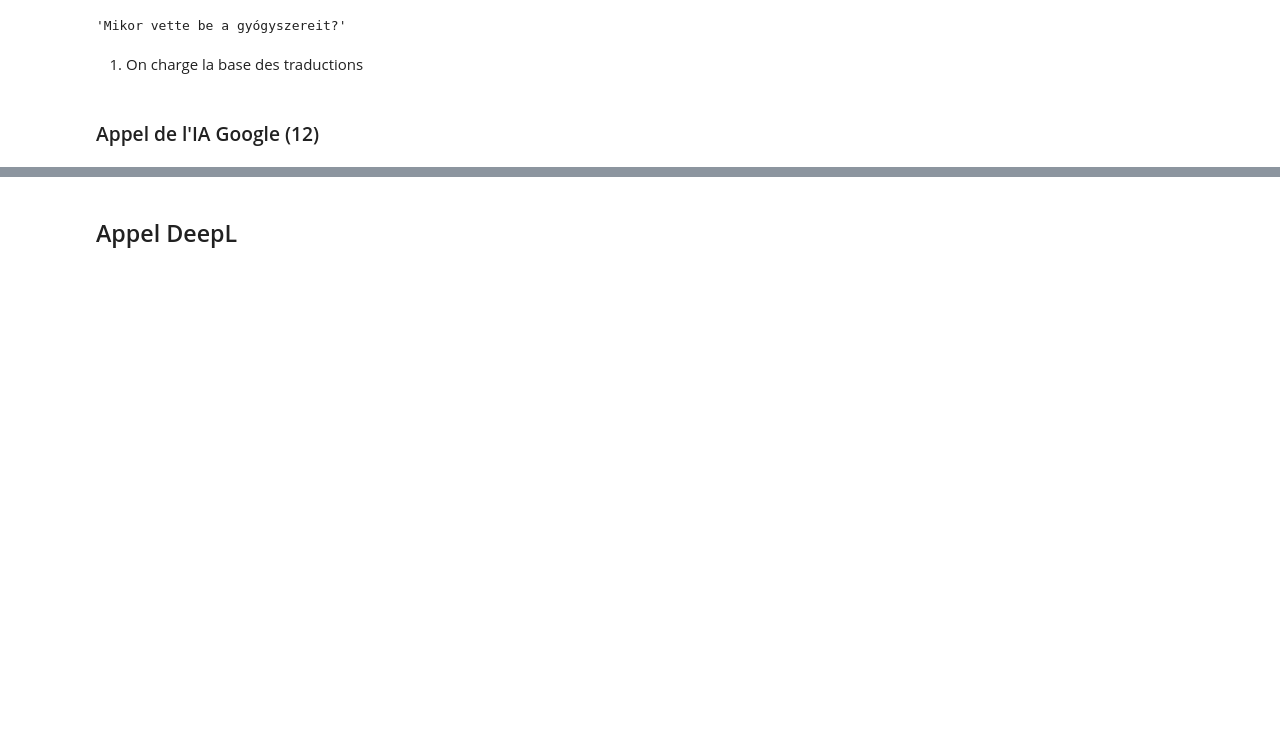
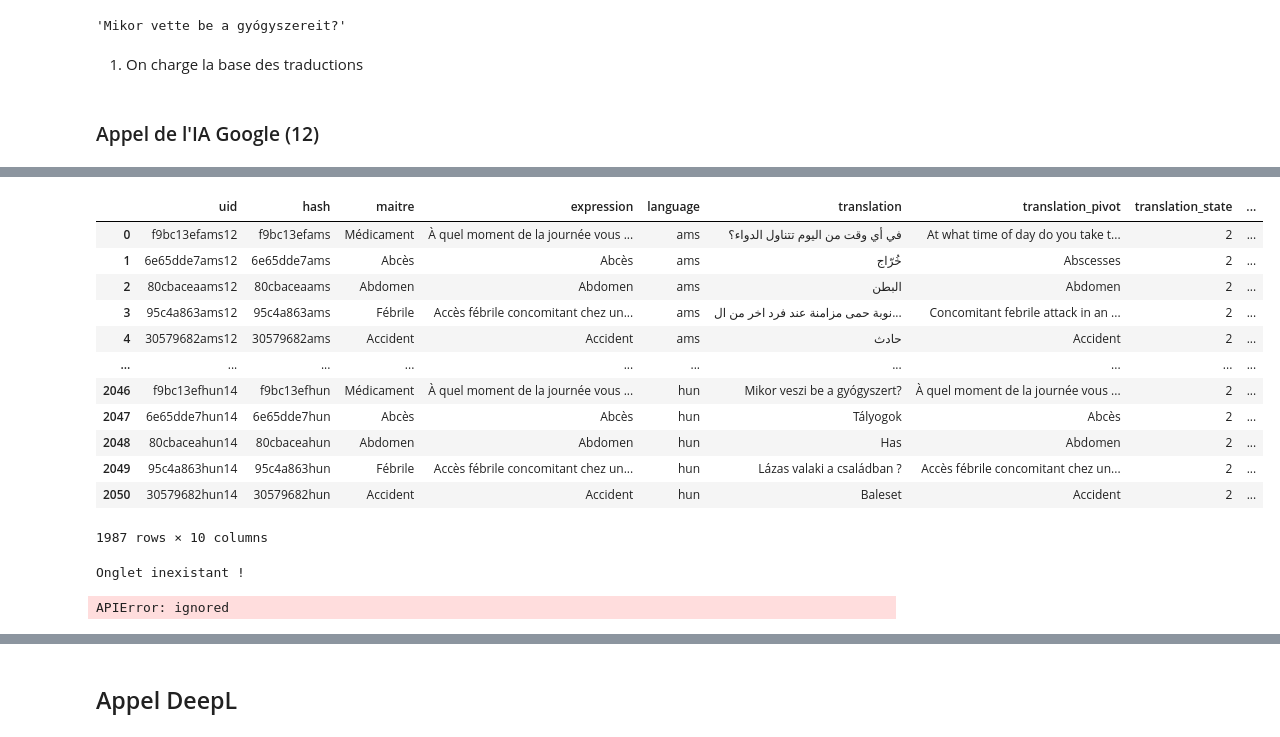
Before and after one commit to gretiere545/langdeck, a Jupyter notebook: langdeck_sync.ipynb, the cells around one changed output, grey strips where cells are left out. Cells and saved outputs as stored; diff of their text form; code cells hidden in the pictures; blank space fills up the shorter version.

```diff
--- a/langdeck_sync.ipynb
+++ b/langdeck_sync.ipynb
@@ -697,0 +778,35 @@ filter = "geo"
+# %%
+# concaténation des dataframes
+frames =[]
+frames.append(df_corpus_nlp)
+
+for dic in dict_lang_vendor:
+  language = dic["language"]
+  iso_code = dic["iso-code"]
+  print (iso_code)
+  filter = iso_code
+  for vc in dic["vendor-code"]:
+    print ("\t"+vc)
+    df_return = call_nlp_language_vendor (language, iso_code, vc)
+    print (len(df_return))
+    frames.append(df_return)
+
+# quand tout a été itéré, on concatène
+df_langdeck_ai = pd.concat(frames)
+print (len(df_langdeck_ai))
+# on uniformise le type
+df_langdeck_ai['translation_ai_source'] = df_langdeck_ai['translation_ai_source'].astype(str)
+# on supprime les doublons
+df_langdeck_ai = df_langdeck_ai.drop_duplicates(subset=['uid'], keep='last')
+# on supprime les codes ai == 0
+df_langdeck_ai = df_langdeck_ai.loc[df_langdeck_ai["translation_ai_source"]!="0"]
+# on enregistre dans GSheet
+try:
+  t_data = wb.worksheet("t_corpus_nlp")
+  wb.del_worksheet(t_data)
+except:
+  print ("Onglet inexistant !")
+
+wb.add_worksheet("t_corpus_nlp", 1, 1)
+export_sheet = wb.worksheet("t_corpus_nlp")
+set_with_dataframe(export_sheet, df_langdeck_ai)
@@ -698,3 +832,35 @@ filter = "geo"
+# %%
+df_langdeck_ai
+# %% [output]
+|  | uid | hash | maitre | expression | language | translation | translation_pivot | translation_state | ... |
+| 0 | f9bc13efams12 | f9bc13efams | Médicament | À quel moment de la journée vous ... | ams | في أي وقت من اليوم تتناول الدواء؟ | At what time of day do you take t... | 2 | ... |
+| 1 | 6e65dde7ams12 | 6e65dde7ams | Abcès | Abcès | ams | خُرّاج | Abscesses | 2 | ... |
+| 2 | 80cbaceaams12 | 80cbaceaams | Abdomen | Abdomen | ams | البطن | Abdomen | 2 | ... |
+| 3 | 95c4a863ams12 | 95c4a863ams | Fébrile | Accès fébrile concomitant chez un... | ams | نوبة حمى مزامنة عند فرد اخر من ال... | Concomitant febrile attack in an ... | 2 | ... |
+| 4 | 30579682ams12 | 30579682ams | Accident | Accident | ams | حادث | Accident | 2 | ... |
+| ... | ... | ... | ... | ... | ... | ... | ... | ... | ... |
+| 2046 | f9bc13efhun14 | f9bc13efhun | Médicament | À quel moment de la journée vous ... | hun | Mikor veszi be a gyógyszert? | À quel moment de la journée vous ... | 2 | ... |
+| 2047 | 6e65dde7hun14 | 6e65dde7hun | Abcès | Abcès | hun | Tályogok | Abcès | 2 | ... |
+| 2048 | 80cbaceahun14 | 80cbaceahun | Abdomen | Abdomen | hun | Has | Abdomen | 2 | ... |
+| 2049 | 95c4a863hun14 | 95c4a863hun | Fébrile | Accès fébrile concomitant chez un... | hun | Lázas valaki a családban ? | Accès fébrile concomitant chez un... | 2 | ... |
+| 2050 | 30579682hun14 | 30579682hun | Accident | Accident | hun | Baleset | Accident | 2 | ... |
+1987 rows × 10 columns
+# %%
+# concaténation des dataframes
+frames =[]
+frames.append(df_corpus_nlp)
+frames.append(df_return)
+#frames.append(df_deepl)
+df_langdeck_ai = pd.concat(frames)
+# on uniformise le type
+df_langdeck_ai['translation_ai_source'] = df_langdeck_ai['translation_ai_source'].astype(str)
+# on supprime les doublons
+df_langdeck_ai = df_langdeck_ai.drop_duplicates(subset=['uid'], keep='last')
+# on supprime les codes ai == 0
+df_langdeck_ai = df_langdeck_ai.loc[df_langdeck_ai["translation_ai_source"]!="0"]
+# %% [output]
+Onglet inexistant !
+APIError: ignored
 # %%
 # dataframe temporaire pour chaque appel IA
 ai = "12"
```
Also changed, not shown: parts of 29 cells of this notebook.
